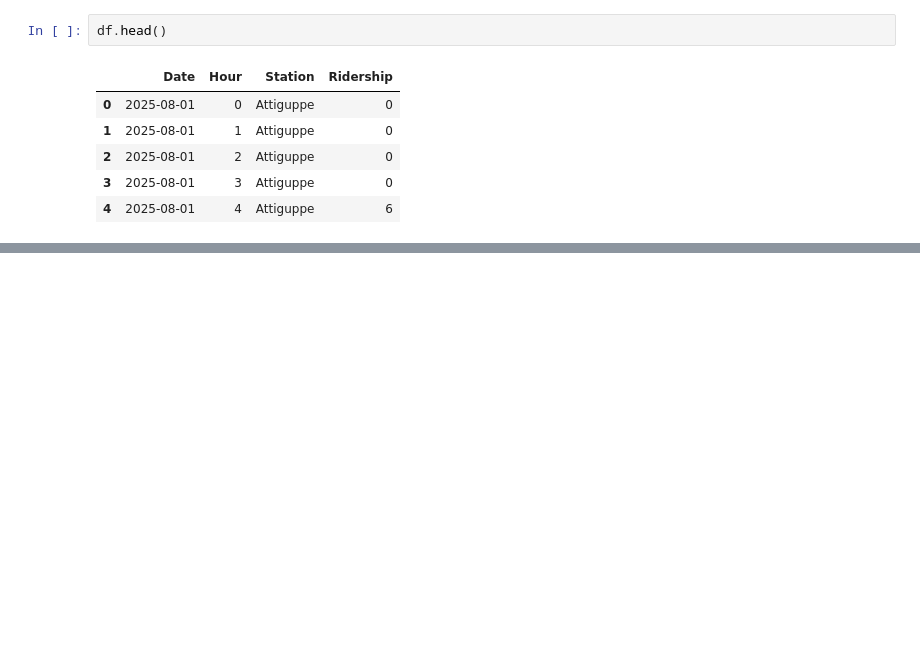
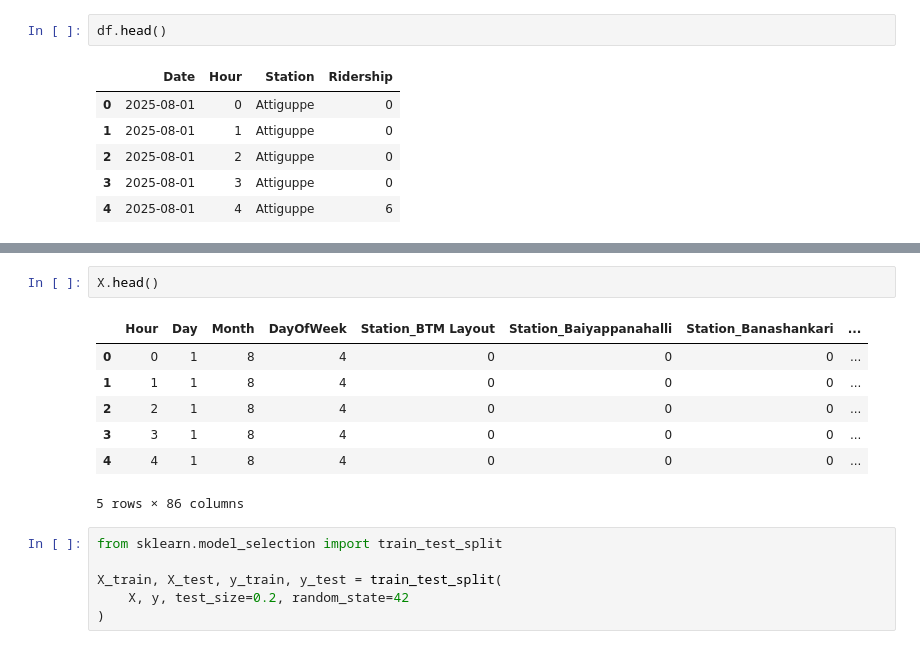
Before and after one commit to springboardmentor443m-coder/Predictive-Public-Transit-Intelligence-Platform-for-Crowd-Management-and-Schedule-Optimization, a Jupyter notebook: Predictive-Public-Transit-Intelligence-Platform-for-Crowd-Management-and-Schedule-Optimization/notebooks/ridership_prediction.ipynb, the cells around one changed output, grey strips where cells are left out. Cells and saved outputs as stored; diff of their text form; blank space fills up the shorter version.

```diff
--- a/Predictive-Public-Transit-Intelligence-Platform-for-Crowd-Management-and-Schedule-Optimization/notebooks/ridership_prediction.ipynb
+++ b/Predictive-Public-Transit-Intelligence-Platform-for-Crowd-Management-and-Schedule-Optimization/notebooks/ridership_prediction.ipynb
@@ -13,0 +87,16 @@ df.head()
+# %%
+X.head()
+# %% [output]
+|  | Hour | Day | Month | DayOfWeek | Station_BTM Layout | Station_Baiyappanahalli | Station_Banashankari | ... |
+| 0 | 0 | 1 | 8 | 4 | 0 | 0 | 0 | ... |
+| 1 | 1 | 1 | 8 | 4 | 0 | 0 | 0 | ... |
+| 2 | 2 | 1 | 8 | 4 | 0 | 0 | 0 | ... |
+| 3 | 3 | 1 | 8 | 4 | 0 | 0 | 0 | ... |
+| 4 | 4 | 1 | 8 | 4 | 0 | 0 | 0 | ... |
+5 rows × 86 columns
+# %%
+from sklearn.model_selection import train_test_split
+
+X_train, X_test, y_train, y_test = train_test_split(
+    X, y, test_size=0.2, random_state=42
+)
```
Also changed, not shown: parts of 19 cells of this notebook.
